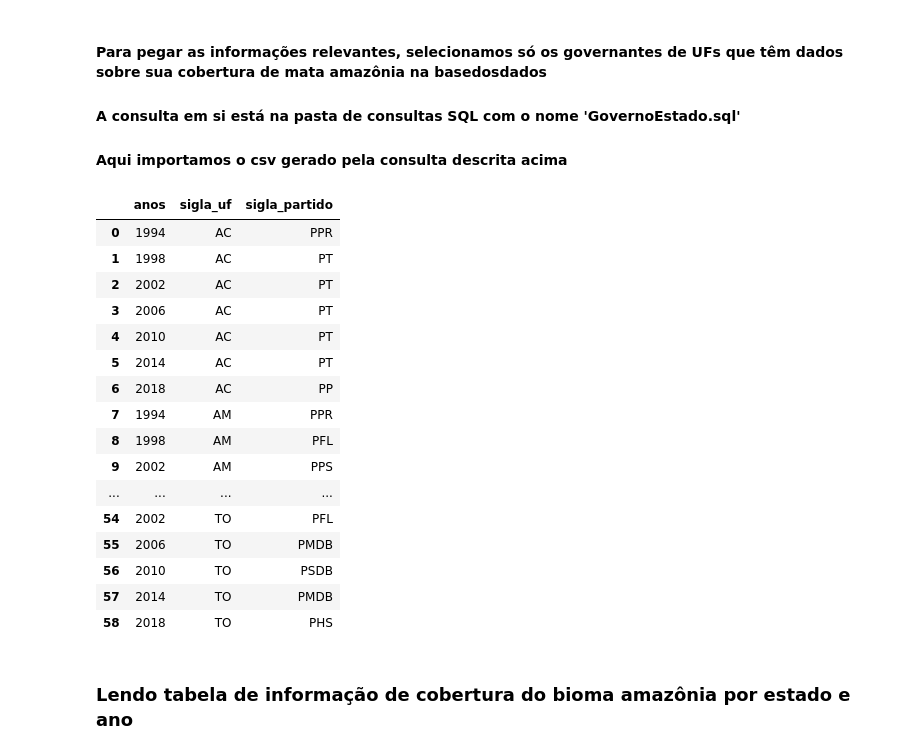
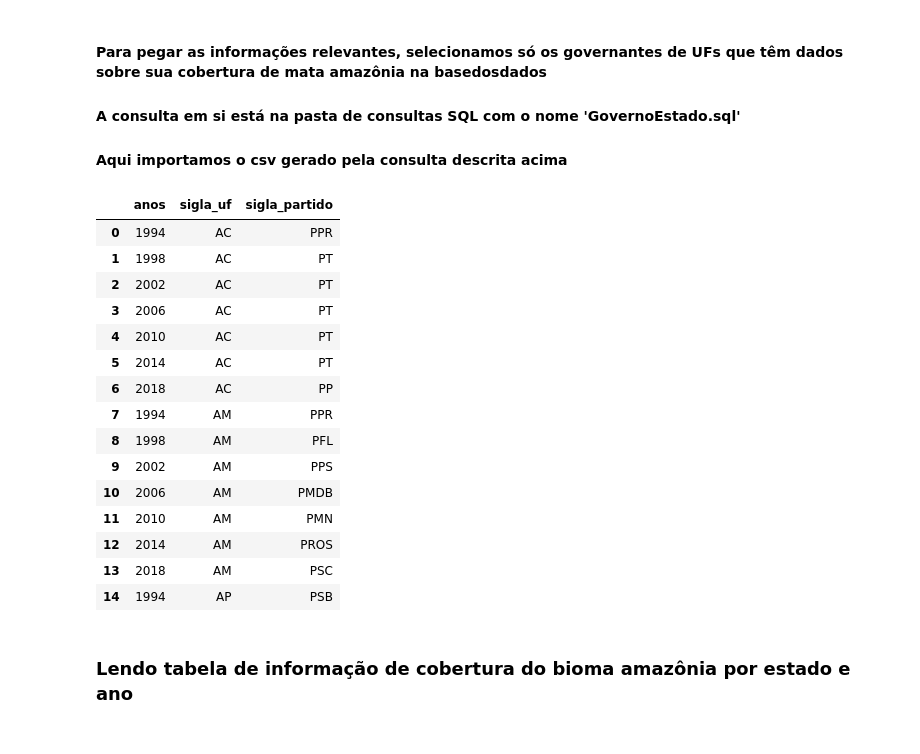
Before and after one commit to marcelo-campa/PS_Analytica, a Jupyter notebook: ProjetoAnalytica.ipynb, the cells around one changed output. Saved outputs shown, nothing was run; the diff lists cells and outputs as text; code cells hidden in the pictures.

```diff
--- a/ProjetoAnalytica.ipynb
+++ b/ProjetoAnalytica.ipynb
@@ -55,25 +55,24 @@ import plotly.graph_objs as go
 # %%
 csvGov= pd.read_csv('ConsultasEmCsv/governosestados.csv')
 # %%
-csvGov
+csvGov.head(15)
 # %% [output]
 |  | anos | sigla_uf | sigla_partido |
 | 0 | 1994 | AC | PPR |
 | 1 | 1998 | AC | PT |
 | 2 | 2002 | AC | PT |
 | 3 | 2006 | AC | PT |
 | 4 | 2010 | AC | PT |
 | 5 | 2014 | AC | PT |
 | 6 | 2018 | AC | PP |
 | 7 | 1994 | AM | PPR |
 | 8 | 1998 | AM | PFL |
 | 9 | 2002 | AM | PPS |
-| ... | ... | ... | ... |
-| 54 | 2002 | TO | PFL |
-| 55 | 2006 | TO | PMDB |
-| 56 | 2010 | TO | PSDB |
-| 57 | 2014 | TO | PMDB |
-| 58 | 2018 | TO | PHS |
+| 10 | 2006 | AM | PMDB |
+| 11 | 2010 | AM | PMN |
+| 12 | 2014 | AM | PROS |
+| 13 | 2018 | AM | PSC |
+| 14 | 1994 | AP | PSB |
 # %% [markdown]
 <h3>Lendo tabela de informação de cobertura do bioma amazônia por estado e ano
 # %% [markdown]
```
Also changed, not shown: parts of 19 cells of this notebook.
